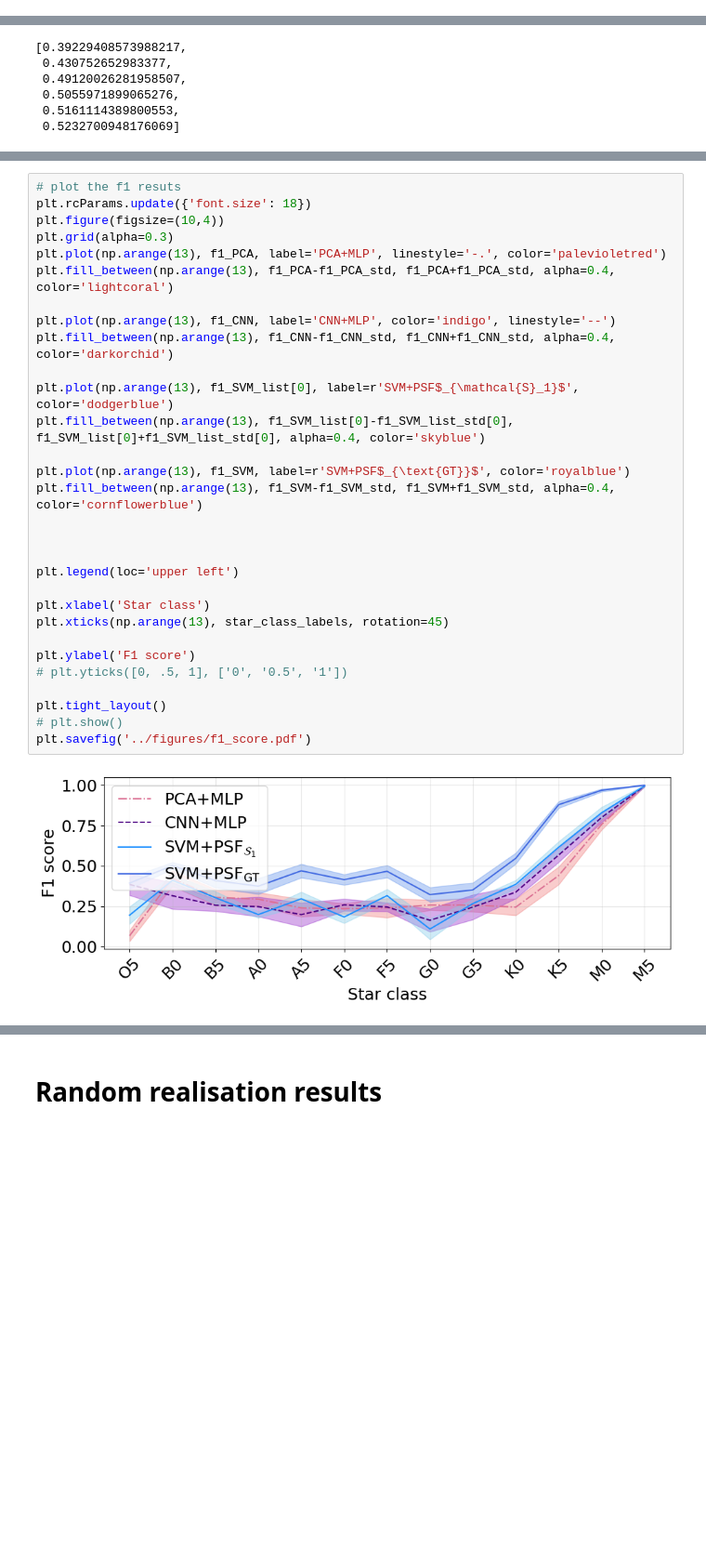
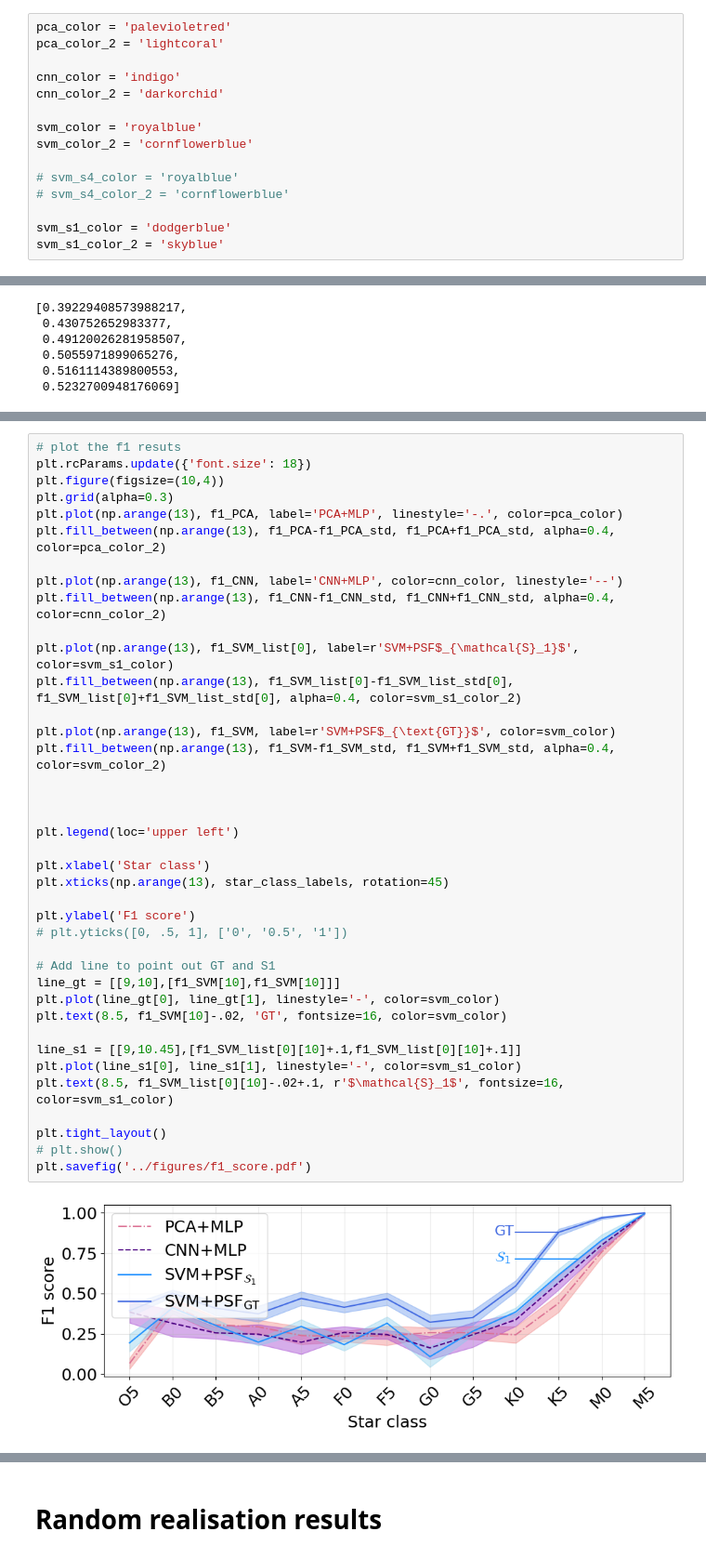
Before and after one commit to CentofantiEze/sed_spectral_classification, a Jupyter notebook: notebooks/classifiers/svm_classifier_data_002.ipynb, the cells around one changed output, grey strips where cells are left out. Shown at 93% size. Drawn from its saved outputs; the diff is of its cells as text; blank space fills up the shorter version.

```diff
--- a/notebooks/classifiers/svm_classifier_data_002.ipynb
+++ b/notebooks/classifiers/svm_classifier_data_002.ipynb
@@ -404,3 +406,18 @@ missed prediction probability relaxed: 0.01170081042613478
+# %%
+pca_color = 'palevioletred'
+pca_color_2 = 'lightcoral'
+
+cnn_color = 'indigo'
+cnn_color_2 = 'darkorchid'
+
+svm_color = 'royalblue'
+svm_color_2 = 'cornflowerblue'
+
+# svm_s4_color = 'royalblue'
+# svm_s4_color_2 = 'cornflowerblue'
+
+svm_s1_color = 'dodgerblue'
+svm_s1_color_2 = 'skyblue'
 # %% [markdown]
 # Load confussion matrices and compute the metrics
 # %%
@@ -516,32 +534,41 @@ SVM 2p5:      0.19 0.41  0.3  0.2   0.3   0.18  0.32  0.11  0.27  0.39  0.62  0.
 # %%
 # plot the f1 resuts
 plt.rcParams.update({'font.size': 18})
 plt.figure(figsize=(10,4))
 plt.grid(alpha=0.3)
-plt.plot(np.arange(13), f1_PCA, label='PCA+MLP', linestyle='-.', color='palevioletred')
-plt.fill_between(np.arange(13), f1_PCA-f1_PCA_std, f1_PCA+f1_PCA_std, alpha=0.4, color='lightcoral')
+plt.plot(np.arange(13), f1_PCA, label='PCA+MLP', linestyle='-.', color=pca_color)
+plt.fill_between(np.arange(13), f1_PCA-f1_PCA_std, f1_PCA+f1_PCA_std, alpha=0.4, color=pca_color_2)
 
-plt.plot(np.arange(13), f1_CNN, label='CNN+MLP', color='indigo', linestyle='--')
-plt.fill_between(np.arange(13), f1_CNN-f1_CNN_std, f1_CNN+f1_CNN_std, alpha=0.4, color='darkorchid')
+plt.plot(np.arange(13), f1_CNN, label='CNN+MLP', color=cnn_color, linestyle='--')
+plt.fill_between(np.arange(13), f1_CNN-f1_CNN_std, f1_CNN+f1_CNN_std, alpha=0.4, color=cnn_color_2)
 
-plt.plot(np.arange(13), f1_SVM_list[0], label=r'SVM+PSF$_{\mathcal{S}_1}$', color='dodgerblue')
-plt.fill_between(np.arange(13), f1_SVM_list[0]-f1_SVM_list_std[0], f1_SVM_list[0]+f1_SVM_list_std[0], alpha=0.4, color='skyblue')
+plt.plot(np.arange(13), f1_SVM_list[0], label=r'SVM+PSF$_{\mathcal{S}_1}$', color=svm_s1_color)
+plt.fill_between(np.arange(13), f1_SVM_list[0]-f1_SVM_list_std[0], f1_SVM_list[0]+f1_SVM_list_std[0], alpha=0.4, color=svm_s1_color_2)
 
-plt.plot(np.arange(13), f1_SVM, label=r'SVM+PSF$_{\text{GT}}$', color='royalblue')
-plt.fill_between(np.arange(13), f1_SVM-f1_SVM_std, f1_SVM+f1_SVM_std, alpha=0.4, color='cornflowerblue')
+plt.plot(np.arange(13), f1_SVM, label=r'SVM+PSF$_{\text{GT}}$', color=svm_color)
+plt.fill_between(np.arange(13), f1_SVM-f1_SVM_std, f1_SVM+f1_SVM_std, alpha=0.4, color=svm_color_2)
 
 
 
 plt.legend(loc='upper left')
 
 plt.xlabel('Star class')
 plt.xticks(np.arange(13), star_class_labels, rotation=45)
 
 plt.ylabel('F1 score')
 # plt.yticks([0, .5, 1], ['0', '0.5', '1'])
 
+# Add line to point out GT and S1
+line_gt = [[9,10],[f1_SVM[10],f1_SVM[10]]]
+plt.plot(line_gt[0], line_gt[1], linestyle='-', color=svm_color)
+plt.text(8.5, f1_SVM[10]-.02, 'GT', fontsize=16, color=svm_color)
+
+line_s1 = [[9,10.45],[f1_SVM_list[0][10]+.1,f1_SVM_list[0][10]+.1]]
+plt.plot(line_s1[0], line_s1[1], linestyle='-', color=svm_s1_color)
+plt.text(8.5, f1_SVM_list[0][10]-.02+.1, r'$\mathcal{S}_1$', fontsize=16, color=svm_s1_color)
+
 plt.tight_layout()
 # plt.show()
 plt.savefig('../figures/f1_score.pdf')
 # %% [output]
-[figure, old version]
+[figure, new version]
```
Also changed, not shown: parts of 20 cells of this notebook, 1 other file.
